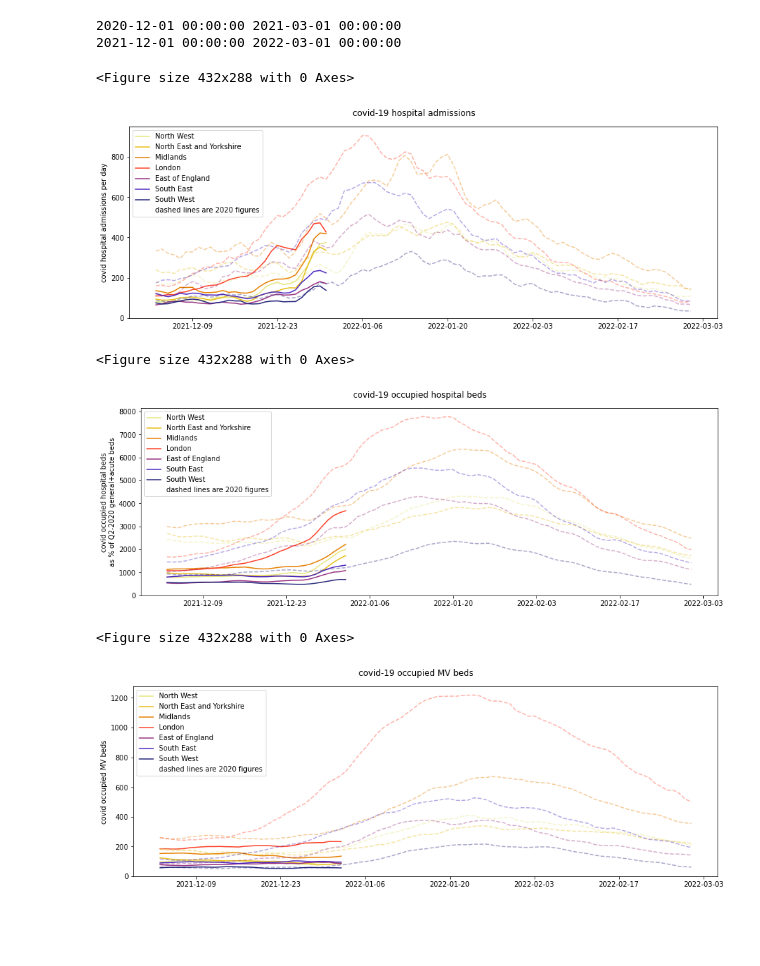
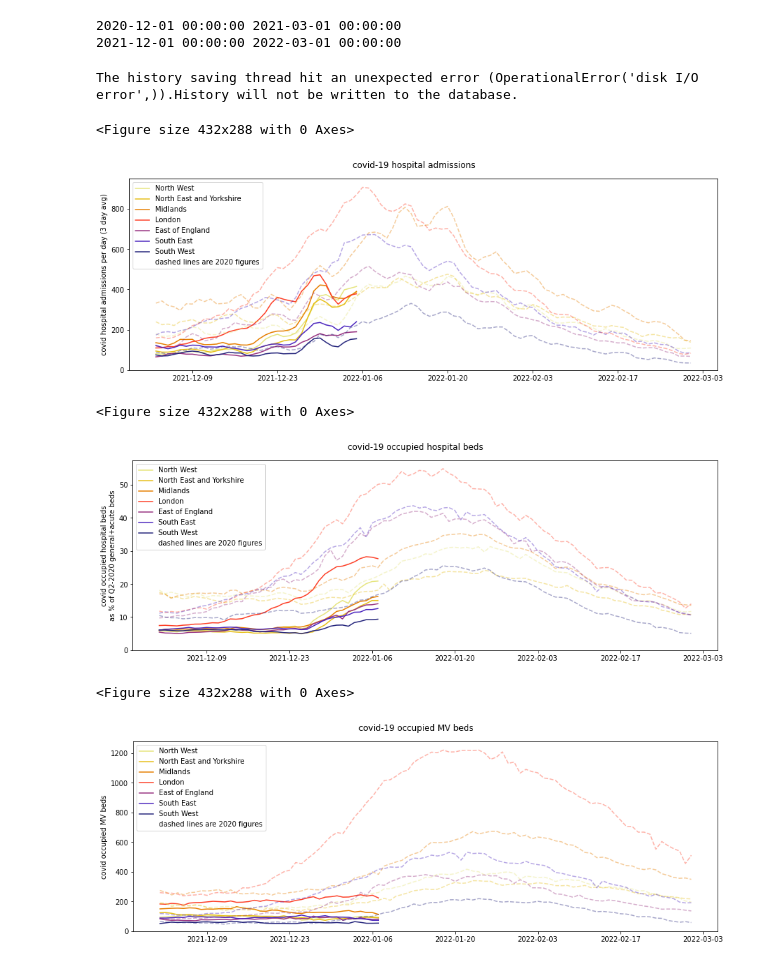
Before and after one commit to nicfreeman1209/covid-19, a Jupyter notebook: 2020-21 comparison/comparison.ipynb, the cells around one changed output. Cells and saved outputs as stored; diff of their text form; code cells hidden in the pictures; blank space fills up the shorter version.

```diff
--- a/2020-21 comparison/comparison.ipynb
+++ b/2020-21 comparison/comparison.ipynb
@@ -72,7 +70,7 @@ def plot_comparison(title, x_dates, y_dict_20, y_dict_21, ylabel):
     sns.set_palette("CMRmap_r",len(y_dict_20))
     plt.clf()
     scale = 1
-    n_avg = 3
+    n_avg = 1
 
     fig, ax1 = plt.subplots(1,1, figsize=(15*scale,5*scale))
     fig.suptitle(title, y=0.95)
@@ -113,7 +111,7 @@ gen_acute_beds = {
 
 ## admissions
 title = "covid-19 hospital admissions"
-ylabel = "covid hospital admissions per day"
+ylabel = "covid hospital admissions per day (3 day avg)"
 
 y_dict_20 = {}
 y_dict_21 = {}
@@ -122,11 +120,13 @@ for nhsRegion in nhsRegionOrder:
     for date in x_dates_21:
         _l = hosp_df[(hosp_df.areaName==nhsRegion) & (hosp_df.dateTime==date)].newAdmissions.to_list()
         l.append(_l[0] if len(_l)!=0 else np.nan)
+    l = N_avg(l, 3)
     y_dict_21[nhsRegion] = np.array(l)
     l = []
     for date in x_dates_20:
         _l = hosp_df[(hosp_df.areaName==nhsRegion) & (hosp_df.dateTime==date)].newAdmissions.to_list()
         l.append(_l[0] if len(_l)!=0 else np.nan)
+    l = N_avg(l, 3)
     y_dict_20[nhsRegion] = np.array(l)
 
 plot_comparison(title, x_dates_21, y_dict_20, y_dict_21, ylabel)
@@ -144,40 +144,41 @@ for nhsRegion in nhsRegionOrder:
         l.append(_l[0] if len(_l)!=0 else np.nan)
     y_dict_21[nhsRegion] = np.array(l)
     l = []
     for date in x_dates_20:
         _l = hosp_df[(hosp_df.areaName==nhsRegion) & (hosp_df.dateTime==date)].hospitalCases.to_list()
         l.append(_l[0] if len(_l)!=0 else np.nan)
     y_dict_20[nhsRegion] = np.array(l)
-    #y_dict_20[nhsRegion] /= gen_acute_beds[nhsRegion]
-    #y_dict_21[nhsRegion] /= gen_acute_beds[nhsRegion]
-    #y_dict_20[nhsRegion] *= 100
-    #y_dict_21[nhsRegion] *= 100
+    y_dict_20[nhsRegion] /= gen_acute_beds[nhsRegion]
+    y_dict_21[nhsRegion] /= gen_acute_beds[nhsRegion]
+    y_dict_20[nhsRegion] *= 100
+    y_dict_21[nhsRegion] *= 100
 
 plot_comparison(title, x_dates_21, y_dict_20, y_dict_21, ylabel)
 
 ## mv beds
 title = "covid-19 occupied MV beds"
 ylabel = "covid occupied MV beds"
 
 y_dict_20 = {}
 y_dict_21 = {}
 for nhsRegion in nhsRegionOrder:
     l = []
     for date in x_dates_21:
         _l = hosp_df[(hosp_df.areaName==nhsRegion) & (hosp_df.dateTime==date)].covidOccupiedMVBeds.to_list()
         l.append(_l[0] if len(_l)!=0 else np.nan)
     y_dict_21[nhsRegion] = np.array(l)
     l = []
     for date in x_dates_20:
         _l = hosp_df[(hosp_df.areaName==nhsRegion) & (hosp_df.dateTime==date)].covidOccupiedMVBeds.to_list()
         l.append(_l[0] if len(_l)!=0 else np.nan)
     y_dict_20[nhsRegion] = np.array(l)
 
 plot_comparison(title, x_dates_21, y_dict_20, y_dict_21, ylabel)
 # %% [output]
-<Figure size 432x288 with 0 Axes>
+The history saving thread hit an unexpected error (OperationalError('disk I/O error',)).History will not be written to the database.
+<Figure size 432x288 with 0 Axes>
-[figure, old version]
+[figure, new version]
-<Figure size 432x288 with 0 Axes>
+<Figure size 432x288 with 0 Axes>
-[figure, old version]
+[figure, new version]
-<Figure size 432x288 with 0 Axes>
+<Figure size 432x288 with 0 Axes>
-[figure, old version]
+[figure, new version]
```
Also changed, not shown: parts of 1 cell of this notebook, 4 other files.
